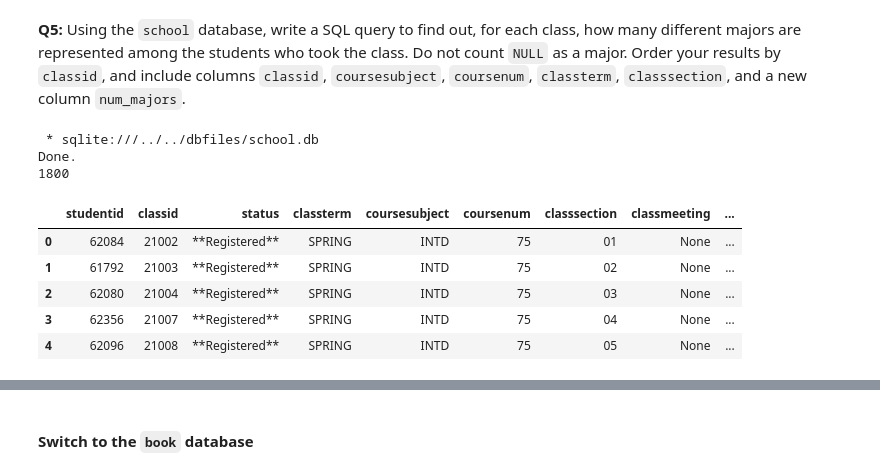
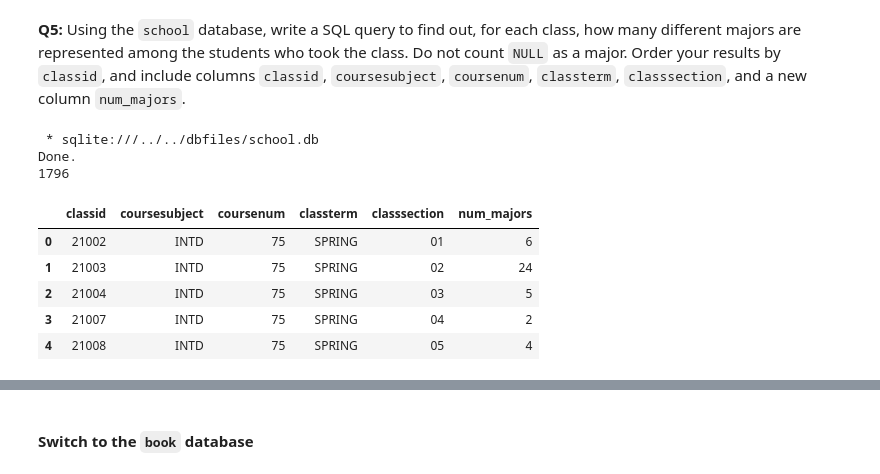
Before and after one commit to adp11/cs181-f22-student, a Jupyter notebook: hw/HW_4.d/multiple_advanced.ipynb, the cells around one changed output, grey strips where cells are left out. Cells and saved outputs as stored; diff of their text form; code cells hidden in the pictures.

```diff
--- a/hw/HW_4.d/multiple_advanced.ipynb
+++ b/hw/HW_4.d/multiple_advanced.ipynb
@@ -190,35 +179,31 @@ assert resultdf4.iloc[0,0] < 31
 # %% [markdown]
 **Q5:** Using the `school` database, write a SQL query to find out, for each class, how many different majors are represented among the students who took the class.  Do not count `NULL` as a major.  Order your results by `classid`, and include columns `classid`, `coursesubject`, `coursenum`, `classterm`, `classsection`, and a new column `num_majors`.
 # %%
-'''
-I'm only able to get all students in each class. I don't know how to get number of different majors in each class
-but haven't had time to ask. This is my current work, and I will ask you next week.
-'''
-
 query5 = """
-SELECT *
+SELECT classid, coursesubject, coursenum, classterm, classsection, COUNT(DISTINCT studentmajor) AS num_majors
 FROM student_class INNER JOIN classes USING (classid)
                     INNER JOIN students USING (studentid)
+WHERE studentmajor IS NOT NULL
 GROUP BY classid
 """
 
 # YOUR CODE HERE
 # raise NotImplementedError()
 
 resultset5 = %sql $query5
 resultdf5 = resultset5.DataFrame()
 print(len(resultdf5))
 resultdf5.head()
 # %% [output]
  * sqlite:///../../dbfiles/school.db
 Done.
-1800
+1796
-|  | studentid | classid | status | classterm | coursesubject | coursenum | classsection | classmeeting | ... |
-| 0 | 62084 | 21002 | **Registered** | SPRING | INTD | 75 | 01 | None | ... |
-| 1 | 61792 | 21003 | **Registered** | SPRING | INTD | 75 | 02 | None | ... |
-| 2 | 62080 | 21004 | **Registered** | SPRING | INTD | 75 | 03 | None | ... |
-| 3 | 62356 | 21007 | **Registered** | SPRING | INTD | 75 | 04 | None | ... |
-| 4 | 62096 | 21008 | **Registered** | SPRING | INTD | 75 | 05 | None | ... |
+|  | classid | coursesubject | coursenum | classterm | classsection | num_majors |
+| 0 | 21002 | INTD | 75 | SPRING | 01 | 6 |
+| 1 | 21003 | INTD | 75 | SPRING | 02 | 24 |
+| 2 | 21004 | INTD | 75 | SPRING | 03 | 5 |
+| 3 | 21007 | INTD | 75 | SPRING | 04 | 2 |
+| 4 | 21008 | INTD | 75 | SPRING | 05 | 4 |
 # %%
 # Testing cell
 assert len(resultdf5) == 1796
```
Also changed, not shown: parts of 3 cells of this notebook.
